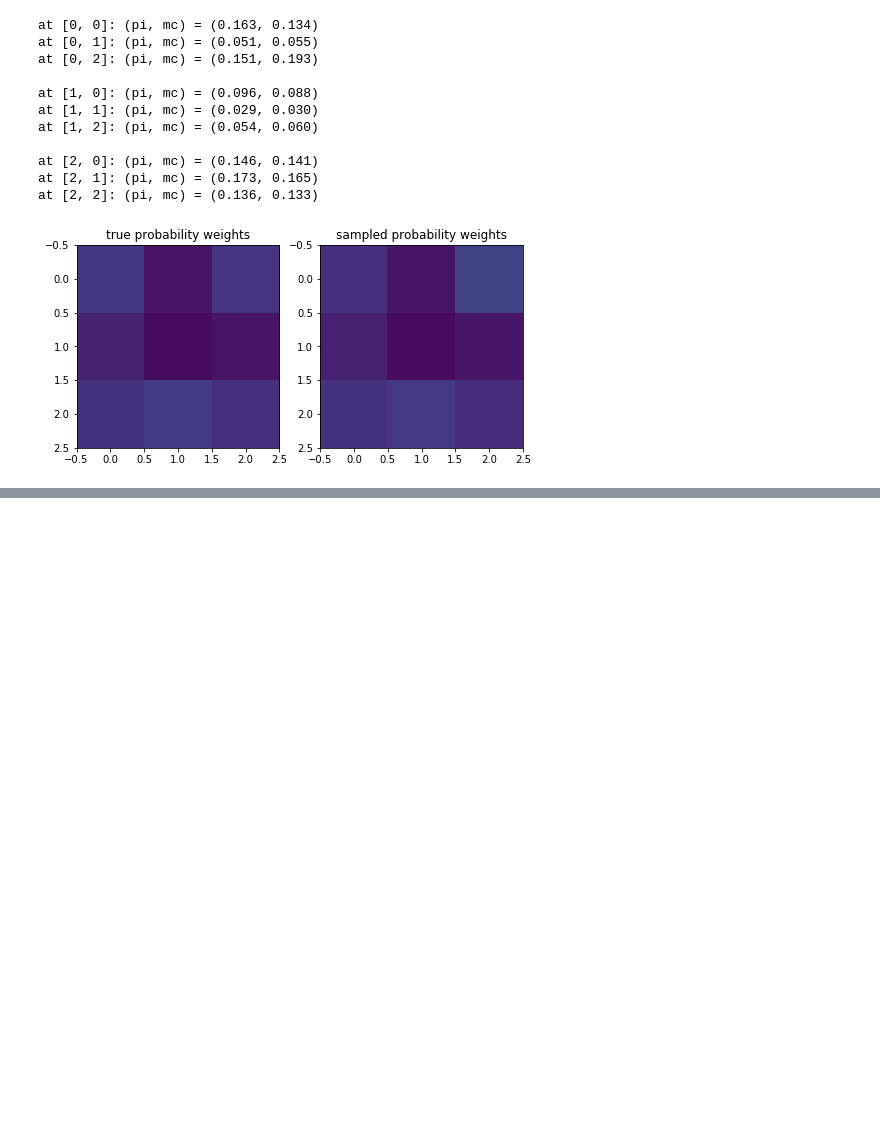
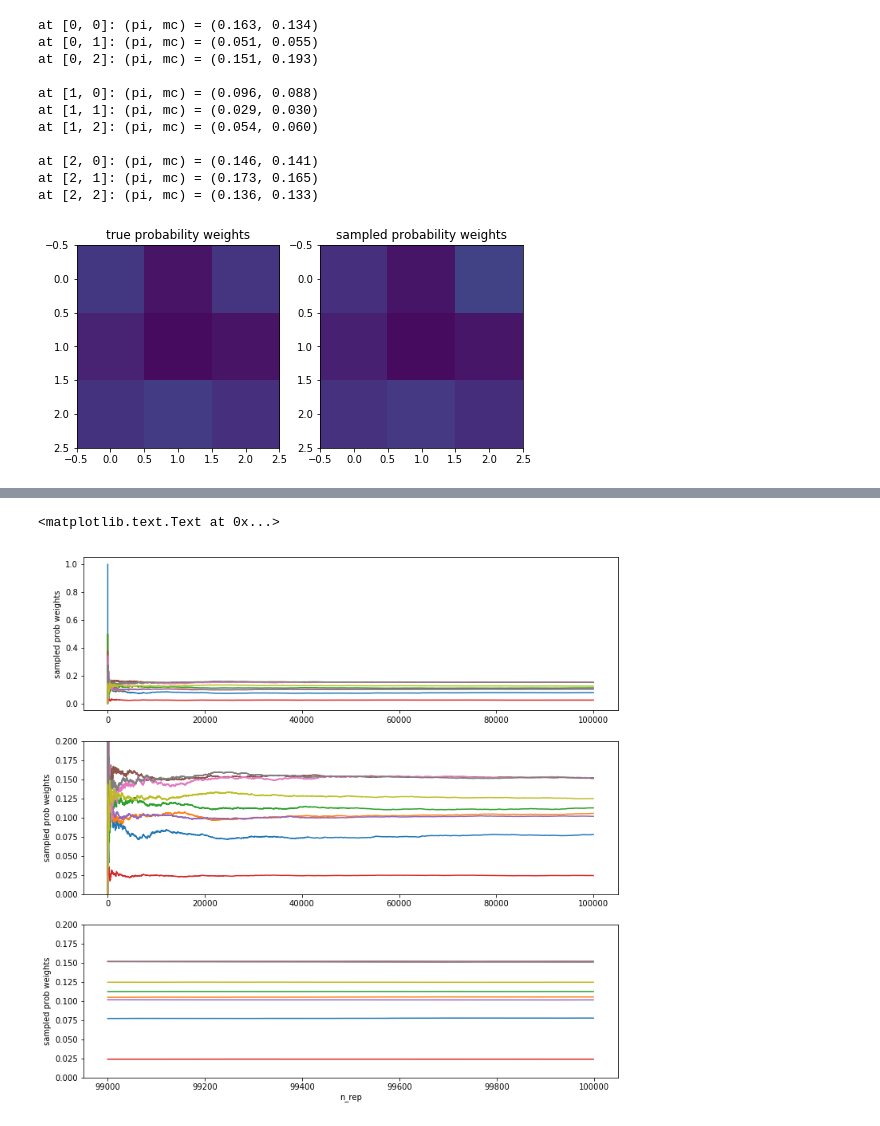
Before and after one commit to kiyomizuhi/computational_physics, a Jupyter notebook: coursera_krauth_statmech/week01/markov_chain_metropolis_hastings_3x3peeble.ipynb, the cells around one changed output, grey strips where cells are left out. Cells and saved outputs as stored; diff of their text form; code cells hidden in the pictures; blank space fills up the shorter version.

```diff
--- a/coursera_krauth_statmech/week01/markov_chain_metropolis_hastings_3x3peeble.ipynb
+++ b/coursera_krauth_statmech/week01/markov_chain_metropolis_hastings_3x3peeble.ipynb
@@ -107,0 +215,23 @@ at [2, 2]: (pi, mc) = (0.136, 0.133)
+# %%
+plt.rcParams['figure.figsize'] = (12.0, 12.0)
+
+plt.subplot(3,1,1)
+for i in range(9):
+    plt.plot(count_norm[:, i], '-')
+plt.ylabel('sampled prob weights')
+
+plt.subplot(3,1,2)
+for i in range(9):
+    plt.plot(count_norm[:, i], '-')
+plt.ylim((-0.00, 0.20))
+plt.ylabel('sampled prob weights')
+
+plt.subplot(3,1,3)
+for i in range(9):
+    plt.plot(np.arange(nrep-1000, nrep, 1), count_norm[-1000:, i], '-')
+plt.ylim((-0.00, 0.20))
+plt.xlabel('n_rep')
+plt.ylabel('sampled prob weights')
+# %% [output]
+<matplotlib.text.Text at 0x...>
+[figure, added]
```
Also changed, not shown: parts of 7 cells of this notebook.
